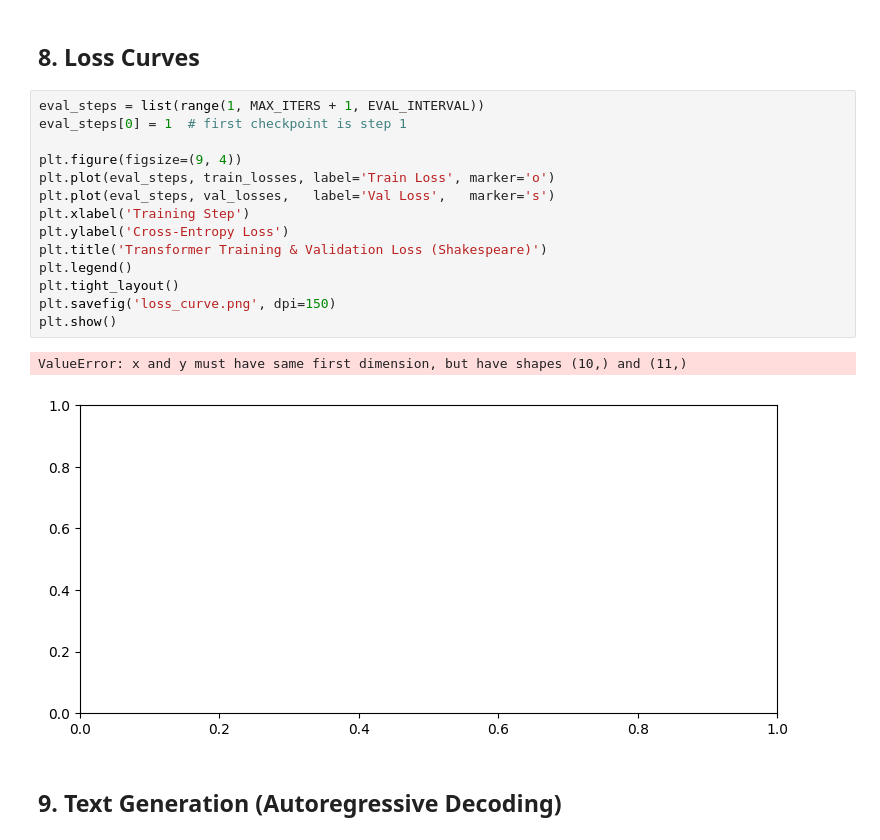
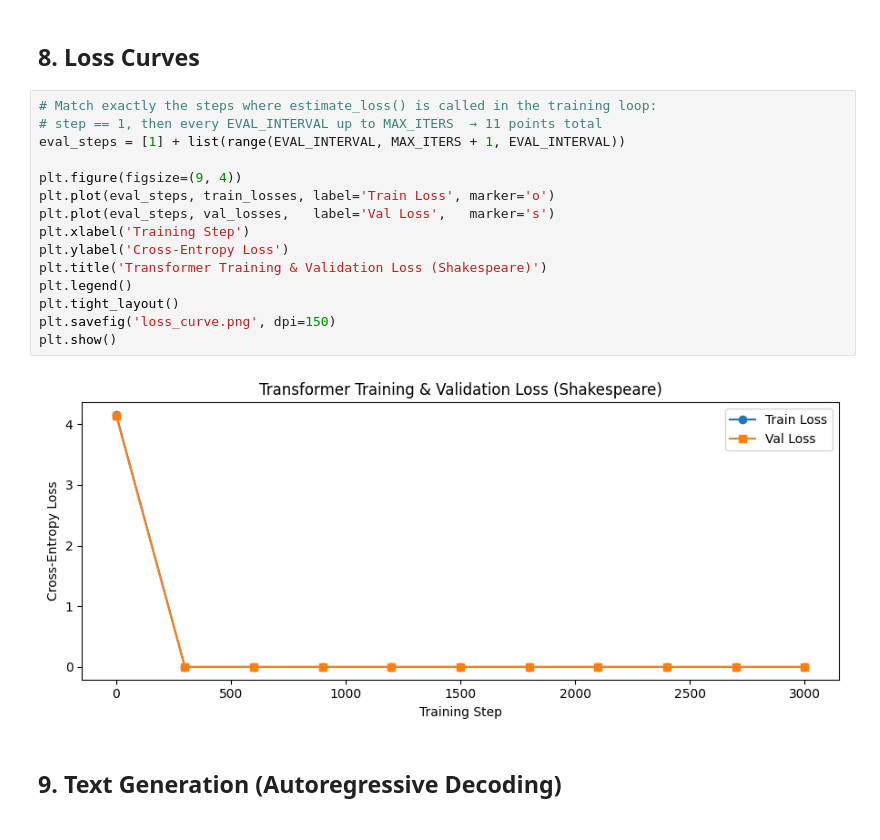
Before and after one commit to aadi121205/DL-Lab, a Jupyter notebook: Exp10/Exp10.ipynb, the cells around one changed output. Saved outputs shown, nothing was run; the diff lists cells and outputs as text.

```diff
--- a/Exp10/Exp10.ipynb
+++ b/Exp10/Exp10.ipynb
@@ -445,22 +445,22 @@ Training complete.
 # %% [markdown]
 ## 8. Loss Curves
 # %%
-eval_steps = list(range(1, MAX_ITERS + 1, EVAL_INTERVAL))
-eval_steps[0] = 1  # first checkpoint is step 1
+# Match exactly the steps where estimate_loss() is called in the training loop:
+# step == 1, then every EVAL_INTERVAL up to MAX_ITERS  → 11 points total
+eval_steps = [1] + list(range(EVAL_INTERVAL, MAX_ITERS + 1, EVAL_INTERVAL))
 
 plt.figure(figsize=(9, 4))
 plt.plot(eval_steps, train_losses, label='Train Loss', marker='o')
 plt.plot(eval_steps, val_losses,   label='Val Loss',   marker='s')
 plt.xlabel('Training Step')
 plt.ylabel('Cross-Entropy Loss')
 plt.title('Transformer Training & Validation Loss (Shakespeare)')
 plt.legend()
 plt.tight_layout()
 plt.savefig('loss_curve.png', dpi=150)
 plt.show()
 # %% [output]
-ValueError: x and y must have same first dimension, but have shapes (10,) and (11,)
-[figure, old version]
+[figure, new version]
 # %% [markdown]
 ## 9. Text Generation (Autoregressive Decoding)
 # %%
```
Also changed, not shown: parts of 1 cell of this notebook, 1 other file.
